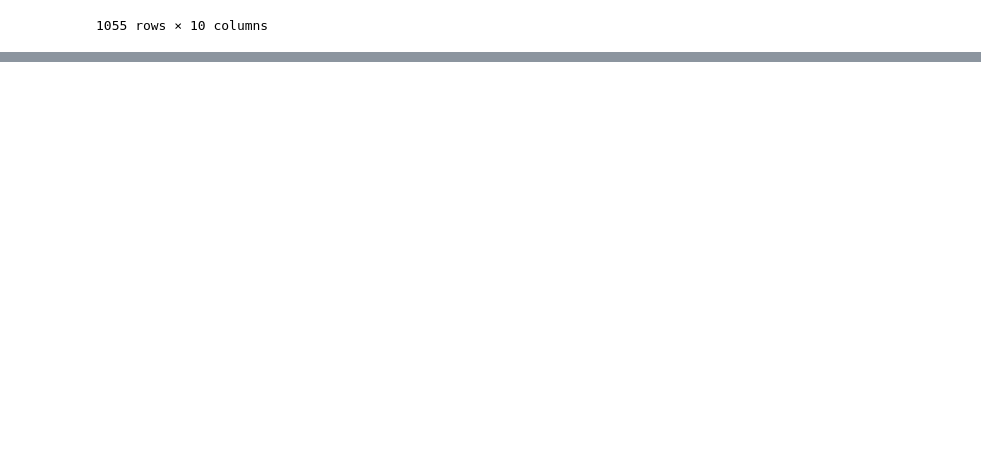
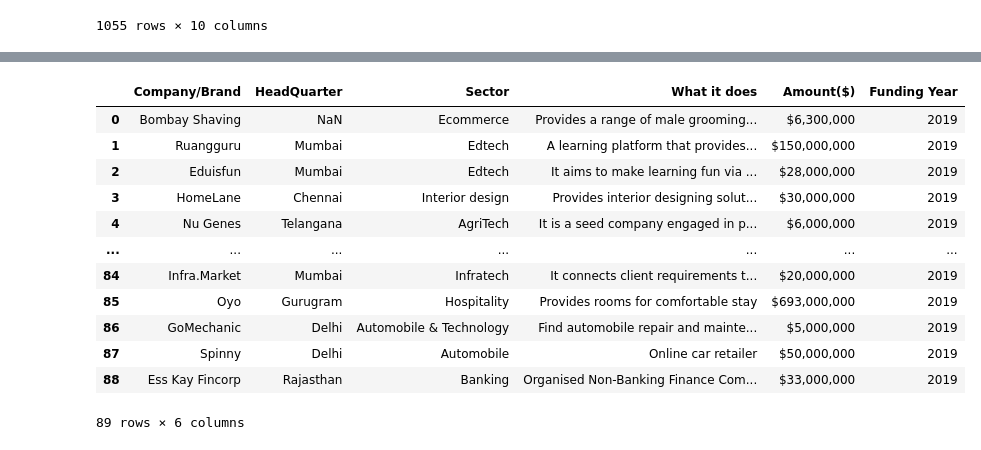
Before and after one commit to AlhassanLuqman/GROUP-ATHENS-LP1-Data_Analysis, a Jupyter notebook: Exploratory_Data_Analysis.ipynb, the cells around one changed output, grey strips where cells are left out. Drawn from its saved outputs; the diff is of its cells as text; code cells hidden in the pictures; blank space fills up the shorter version.

```diff
--- a/Exploratory_Data_Analysis.ipynb
+++ b/Exploratory_Data_Analysis.ipynb
@@ -219,3 +219,5 @@ df_20.at[465, 'Amount($)'] = '23000000'
 df_20['Amount($)'] = df_20['Amount($)'].astype(float)
 # %%
 df_20.to_csv('./data/prepped_2020.csv', index=False)
+# %%
+df_19 = pd.read_csv('./data/startup_funding2019.csv')
@@ -221,0 +240,20 @@ df_20.to_csv('./data/prepped_2020.csv', index=False)
+# %%
+df_19.drop(columns=['Founded','Founders','Investor','Stage'], inplace=True)
+# %%
+df_19.insert(5,"Funding Year", 2019)
+# %%
+df_19
+# %% [output]
+|  | Company/Brand | HeadQuarter | Sector | What it does | Amount($) | Funding Year |
+| 0 | Bombay Shaving | NaN | Ecommerce | Provides a range of male grooming... | $6,300,000 | 2019 |
+| 1 | Ruangguru | Mumbai | Edtech | A learning platform that provides... | $150,000,000 | 2019 |
+| 2 | Eduisfun | Mumbai | Edtech | It aims to make learning fun via ... | $28,000,000 | 2019 |
+| 3 | HomeLane | Chennai | Interior design | Provides interior designing solut... | $30,000,000 | 2019 |
+| 4 | Nu Genes | Telangana | AgriTech | It is a seed company engaged in p... | $6,000,000 | 2019 |
+| ... | ... | ... | ... | ... | ... | ... |
+| 84 | Infra.Market | Mumbai | Infratech | It connects client requirements t... | $20,000,000 | 2019 |
+| 85 | Oyo | Gurugram | Hospitality | Provides rooms for comfortable stay | $693,000,000 | 2019 |
+| 86 | GoMechanic | Delhi | Automobile & Technology | Find automobile repair and mainte... | $5,000,000 | 2019 |
+| 87 | Spinny | Delhi | Automobile | Online car retailer | $50,000,000 | 2019 |
+| 88 | Ess Kay Fincorp | Rajasthan | Banking | Organised Non-Banking Finance Com... | $33,000,000 | 2019 |
+89 rows × 6 columns
```
Also changed, not shown: parts of 5 cells of this notebook.
